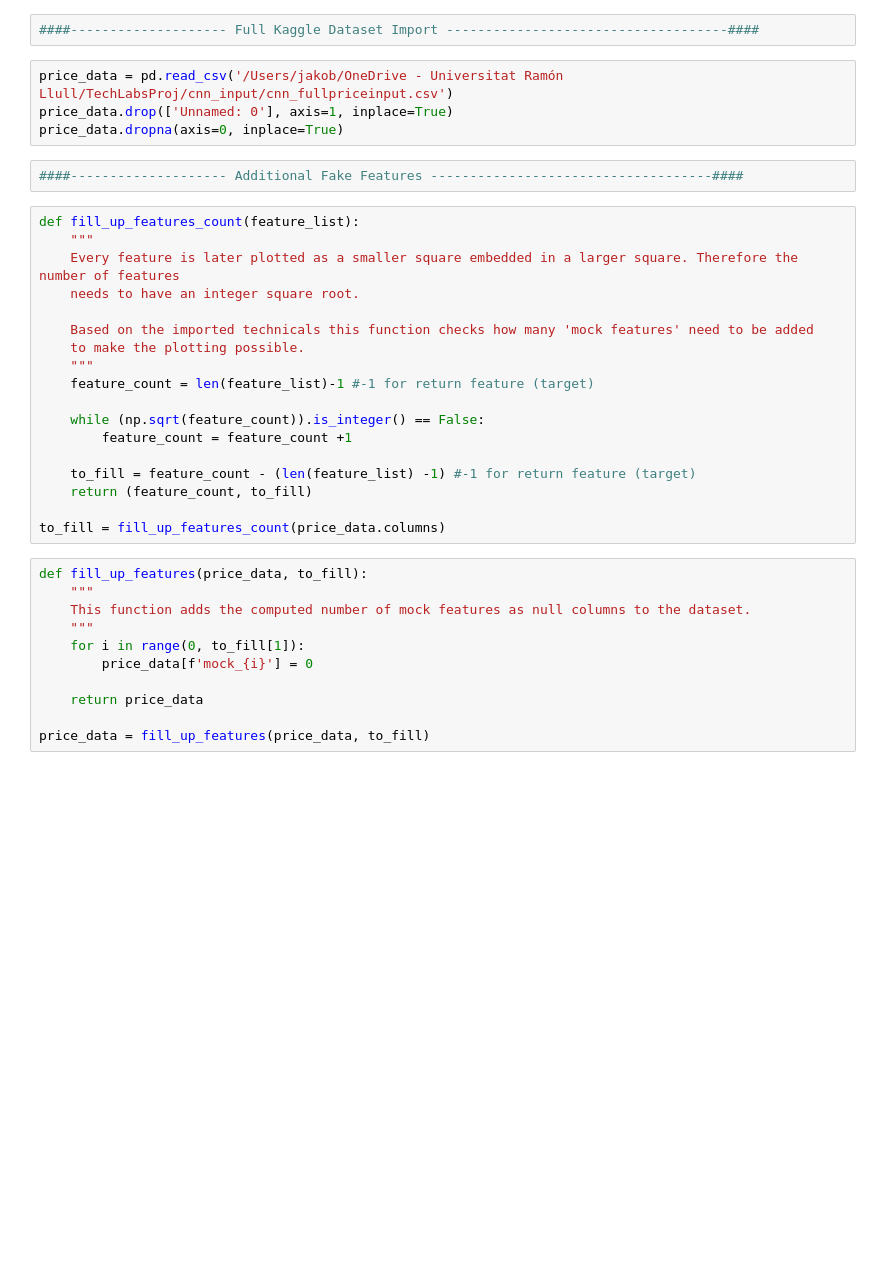
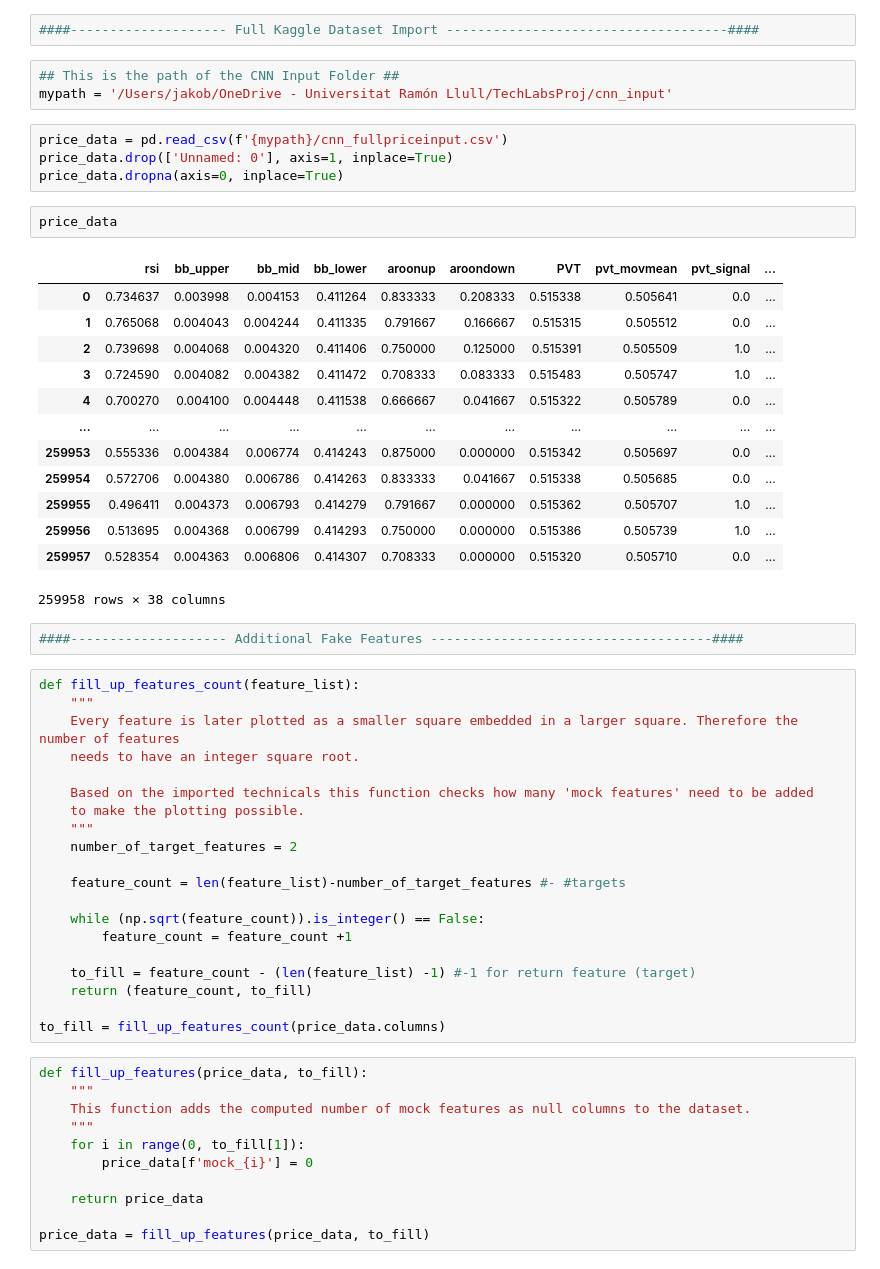
Before and after one commit to jakobap/Technicals-CNN, a Jupyter notebook: ImageTransformationPyplot.ipynb, the cells around one changed output. Cells and saved outputs as stored; diff of their text form; blank space fills up the shorter version.

```diff
--- a/ImageTransformationPyplot.ipynb
+++ b/ImageTransformationPyplot.ipynb
@@ -17,10 +17,29 @@ from sklearn.preprocessing import MinMaxScaler, OneHotEncoder
 from sklearn.model_selection import train_test_split
 # %%
 ####-------------------- Full Kaggle Dataset Import ------------------------------------####
+# %%
+## This is the path of the CNN Input Folder ##
+mypath = '/Users/jakob/OneDrive - Universitat Ramón Llull/TechLabsProj/cnn_input'
 # %%
-price_data = pd.read_csv('/Users/jakob/OneDrive - Universitat Ramón Llull/TechLabsProj/cnn_input/cnn_fullpriceinput.csv')
+price_data = pd.read_csv(f'{mypath}/cnn_fullpriceinput.csv')
 price_data.drop(['Unnamed: 0'], axis=1, inplace=True)
 price_data.dropna(axis=0, inplace=True)
+# %%
+price_data
+# %% [output]
+|  | rsi | bb_upper | bb_mid | bb_lower | aroonup | aroondown | PVT | pvt_movmean | pvt_signal | ... |
+| 0 | 0.734637 | 0.003998 | 0.004153 | 0.411264 | 0.833333 | 0.208333 | 0.515338 | 0.505641 | 0.0 | ... |
+| 1 | 0.765068 | 0.004043 | 0.004244 | 0.411335 | 0.791667 | 0.166667 | 0.515315 | 0.505512 | 0.0 | ... |
+| 2 | 0.739698 | 0.004068 | 0.004320 | 0.411406 | 0.750000 | 0.125000 | 0.515391 | 0.505509 | 1.0 | ... |
+| 3 | 0.724590 | 0.004082 | 0.004382 | 0.411472 | 0.708333 | 0.083333 | 0.515483 | 0.505747 | 1.0 | ... |
+| 4 | 0.700270 | 0.004100 | 0.004448 | 0.411538 | 0.666667 | 0.041667 | 0.515322 | 0.505789 | 0.0 | ... |
+| ... | ... | ... | ... | ... | ... | ... | ... | ... | ... | ... |
+| 259953 | 0.555336 | 0.004384 | 0.006774 | 0.414243 | 0.875000 | 0.000000 | 0.515342 | 0.505697 | 0.0 | ... |
+| 259954 | 0.572706 | 0.004380 | 0.006786 | 0.414263 | 0.833333 | 0.041667 | 0.515338 | 0.505685 | 0.0 | ... |
+| 259955 | 0.496411 | 0.004373 | 0.006793 | 0.414279 | 0.791667 | 0.000000 | 0.515362 | 0.505707 | 1.0 | ... |
+| 259956 | 0.513695 | 0.004368 | 0.006799 | 0.414293 | 0.750000 | 0.000000 | 0.515386 | 0.505739 | 1.0 | ... |
+| 259957 | 0.528354 | 0.004363 | 0.006806 | 0.414307 | 0.708333 | 0.000000 | 0.515320 | 0.505710 | 0.0 | ... |
+259958 rows × 38 columns
 # %%
 ####-------------------- Additional Fake Features ------------------------------------####
 # %%
@@ -32,7 +51,9 @@ def fill_up_features_count(feature_list):
     Based on the imported technicals this function checks how many 'mock features' need to be added
     to make the plotting possible.
     """
-    feature_count = len(feature_list)-1 #-1 for return feature (target)
+    number_of_target_features = 2
+
+    feature_count = len(feature_list)-number_of_target_features #- #targets
 
     while (np.sqrt(feature_count)).is_integer() == False:
         feature_count = feature_count +1
```
Also changed, not shown: parts of 13 cells of this notebook, 2 other files.
